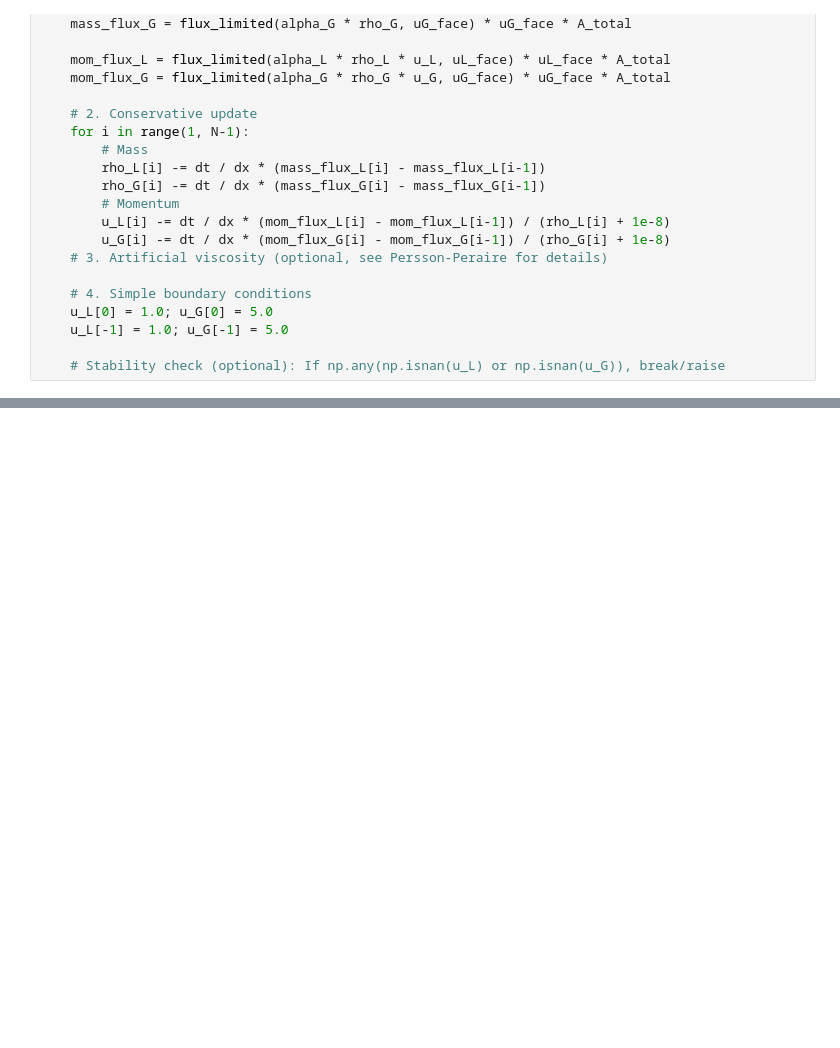
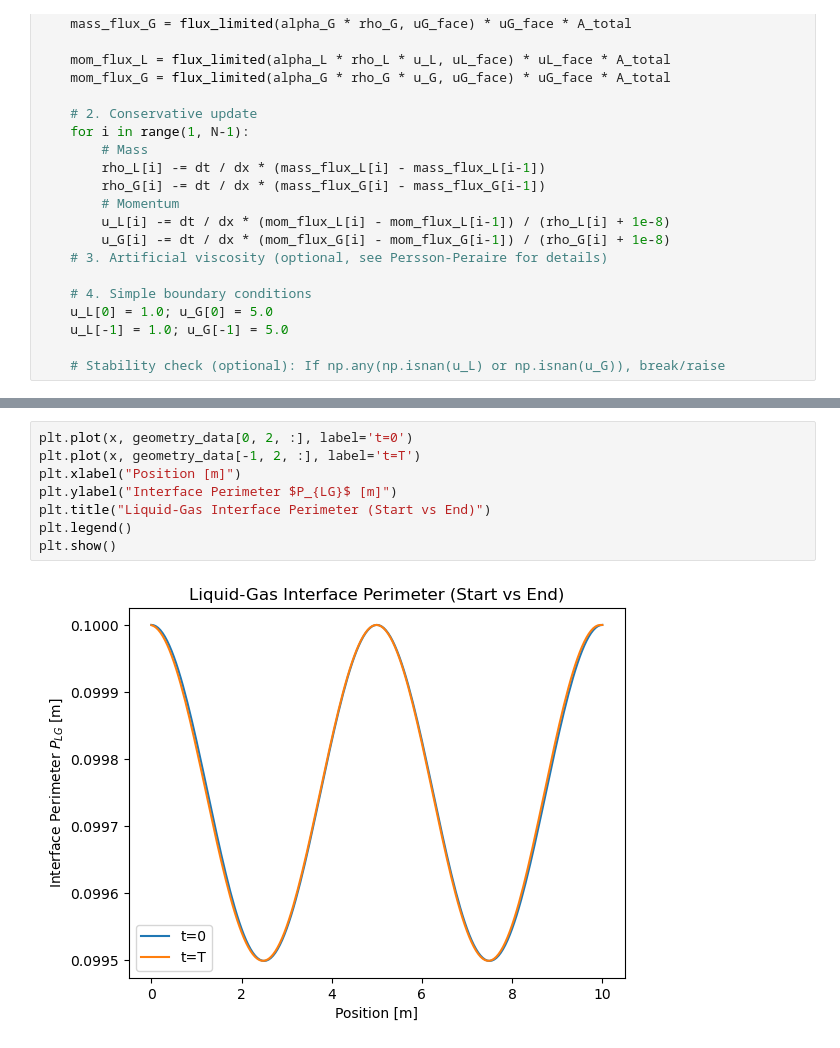
Before and after one commit to skcajs/pandora, a Jupyter notebook: notebooks/simulation_based_inference/multiphase-flow/multiphase-flow copy.ipynb, the cells around one changed output, grey strips where cells are left out. Cells and saved outputs as stored; diff of their text form; blank space fills up the shorter version.

```diff
--- a/notebooks/simulation_based_inference/multiphase-flow/multiphase-flow copy.ipynb
+++ b/notebooks/simulation_based_inference/multiphase-flow/multiphase-flow copy.ipynb
@@ -243,0 +357,10 @@ for step in range(1, timesteps+1):
+# %%
+plt.plot(x, geometry_data[0, 2, :], label='t=0')
+plt.plot(x, geometry_data[-1, 2, :], label='t=T')
+plt.xlabel("Position [m]")
+plt.ylabel("Interface Perimeter $P_{LG}$ [m]")
+plt.title("Liquid-Gas Interface Perimeter (Start vs End)")
+plt.legend()
+plt.show()
+# %% [output]
+[figure, added]
```
Also changed, not shown: parts of 8 cells of this notebook, 8 other files.
